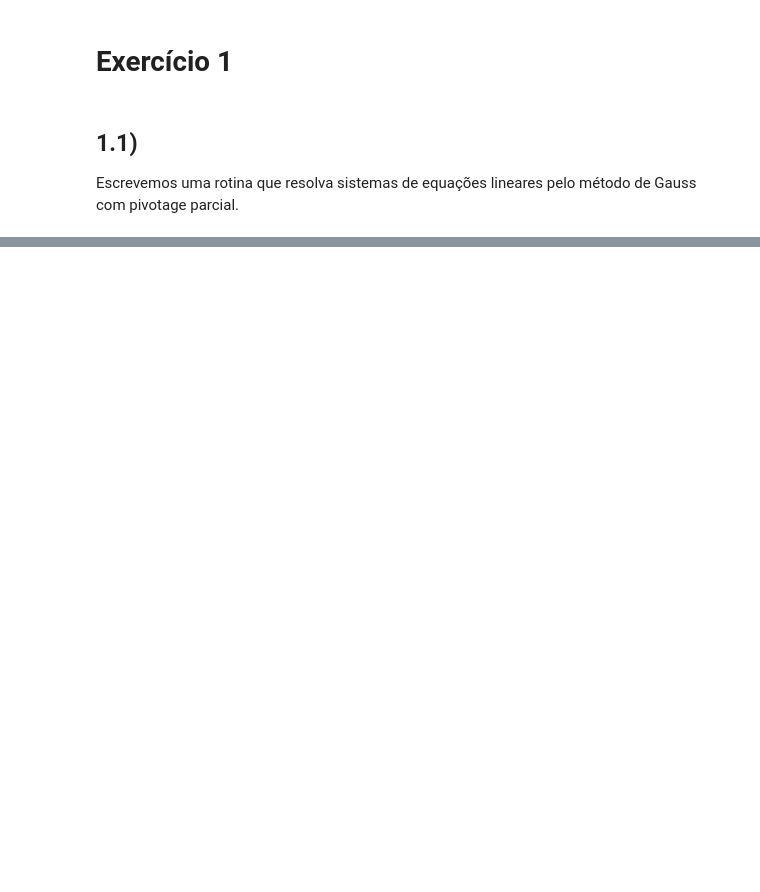
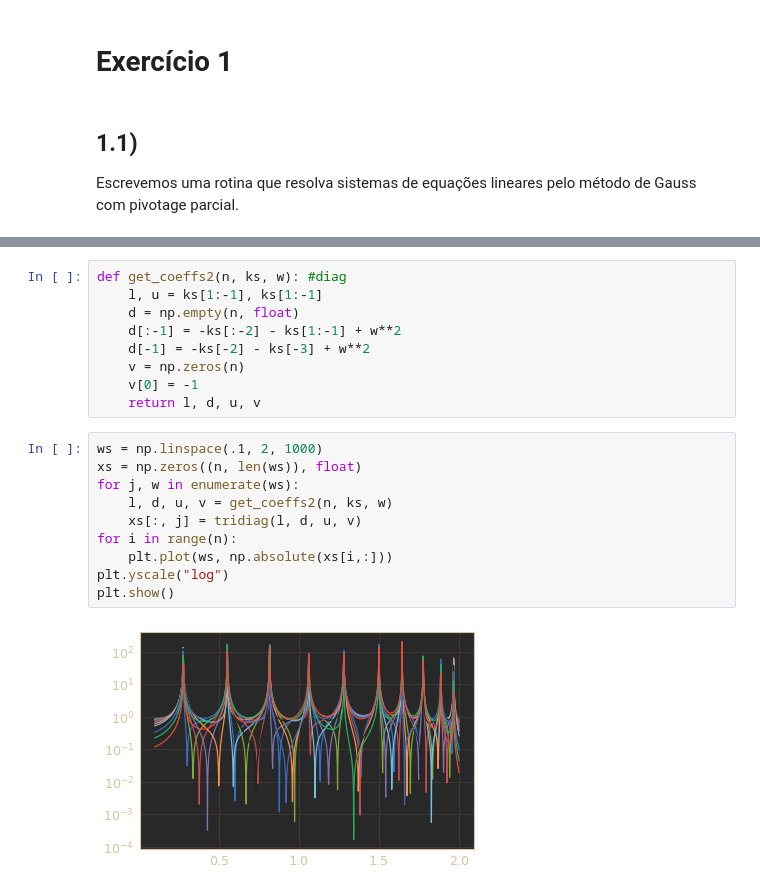
Before and after one commit to ruimpz/comp-phys, a Jupyter notebook: 2019-TPC2/TPC2.ipynb, the cells around one changed output, grey strips where cells are left out. Drawn from its saved outputs; the diff is of its cells as text; blank space fills up the shorter version.

```diff
--- a/2019-TPC2/TPC2.ipynb
+++ b/2019-TPC2/TPC2.ipynb
@@ -116,0 +306,21 @@ $\left(X_{i}-X_{i-1}\right)+\left(X_{i+1}-X_{i}\right) = 0$.
+# %%
+def get_coeffs2(n, ks, w): #diag
+    l, u = ks[1:-1], ks[1:-1]
+    d = np.empty(n, float)
+    d[:-1] = -ks[:-2] - ks[1:-1] + w**2
+    d[-1] = -ks[-2] - ks[-3] + w**2
+    v = np.zeros(n)
+    v[0] = -1
+    return l, d, u, v
+# %%
+ws = np.linspace(.1, 2, 1000)
+xs = np.zeros((n, len(ws)), float)
+for j, w in enumerate(ws):
+    l, d, u, v = get_coeffs2(n, ks, w)
+    xs[:, j] = tridiag(l, d, u, v)
+for i in range(n):
+    plt.plot(ws, np.absolute(xs[i,:]))
+plt.yscale("log")
+plt.show()
+# %% [output]
+[figure, added]
```
Also changed, not shown: parts of 42 cells of this notebook.
